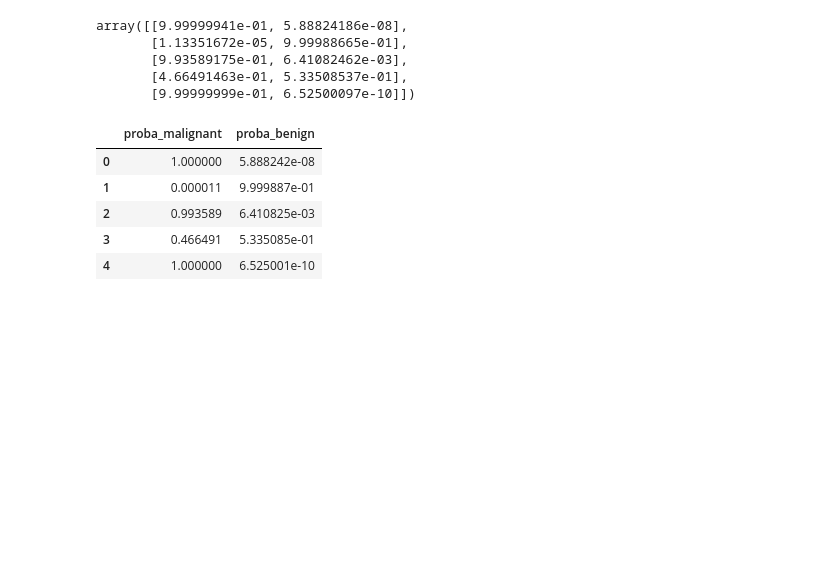
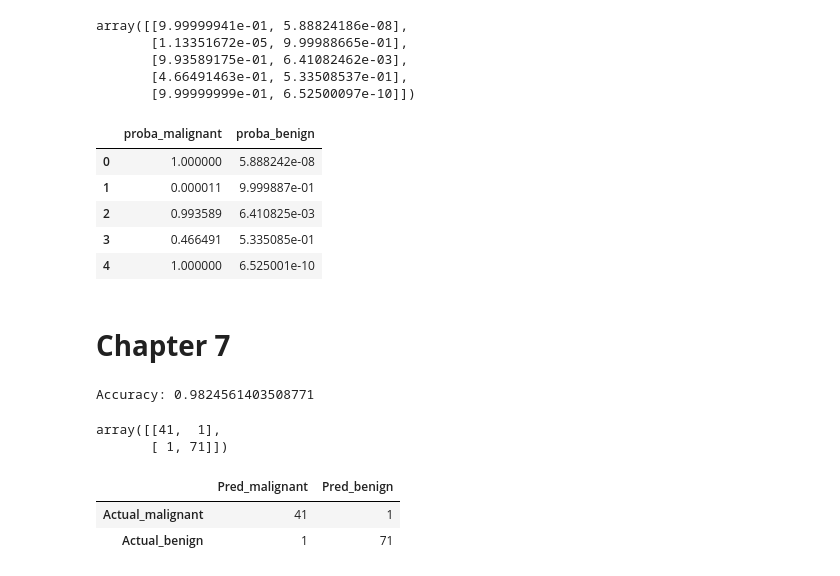
Before and after one commit to r021n/simple-machine-learing, a Jupyter notebook: Breast_Cancer_(Wisconsin).ipynb, the cells around one changed output. Cells and saved outputs as stored; diff of their text form; code cells hidden in the pictures; blank space fills up the shorter version.

Commit message:
finished chapter 7

```diff
--- a/Breast_Cancer_(Wisconsin).ipynb
+++ b/Breast_Cancer_(Wisconsin).ipynb
@@ -258,3 +258,5 @@ proba_df.head()
 | 2 | 0.993589 | 6.410825e-03 |
 | 3 | 0.466491 | 5.335085e-01 |
 | 4 | 1.000000 | 6.525001e-10 |
+# %% [markdown]
+# **Chapter 7**
@@ -260,0 +265,22 @@ proba_df.head()
+# %%
+acc = accuracy_score(y_test, y_pred)
+print("Accuracy:", acc)
+# %% [output]
+Accuracy: 0.9824561403508771
+# %%
+cm = confusion_matrix(y_test, y_pred)
+cm
+# %% [output]
+array([[41,  1],
+       [ 1, 71]])
+# %%
+cm_df = pd.DataFrame(
+    cm,
+    index=[f"Actual_{name}" for name in data.target_names],
+    columns=[f"Pred_{name}" for name in data.target_names]
+)
+cm_df
+# %% [output]
+|  | Pred_malignant | Pred_benign |
+| Actual_malignant | 41 | 1 |
+| Actual_benign | 1 | 71 |
```
Also changed, not shown: parts of 2 cells of this notebook.
